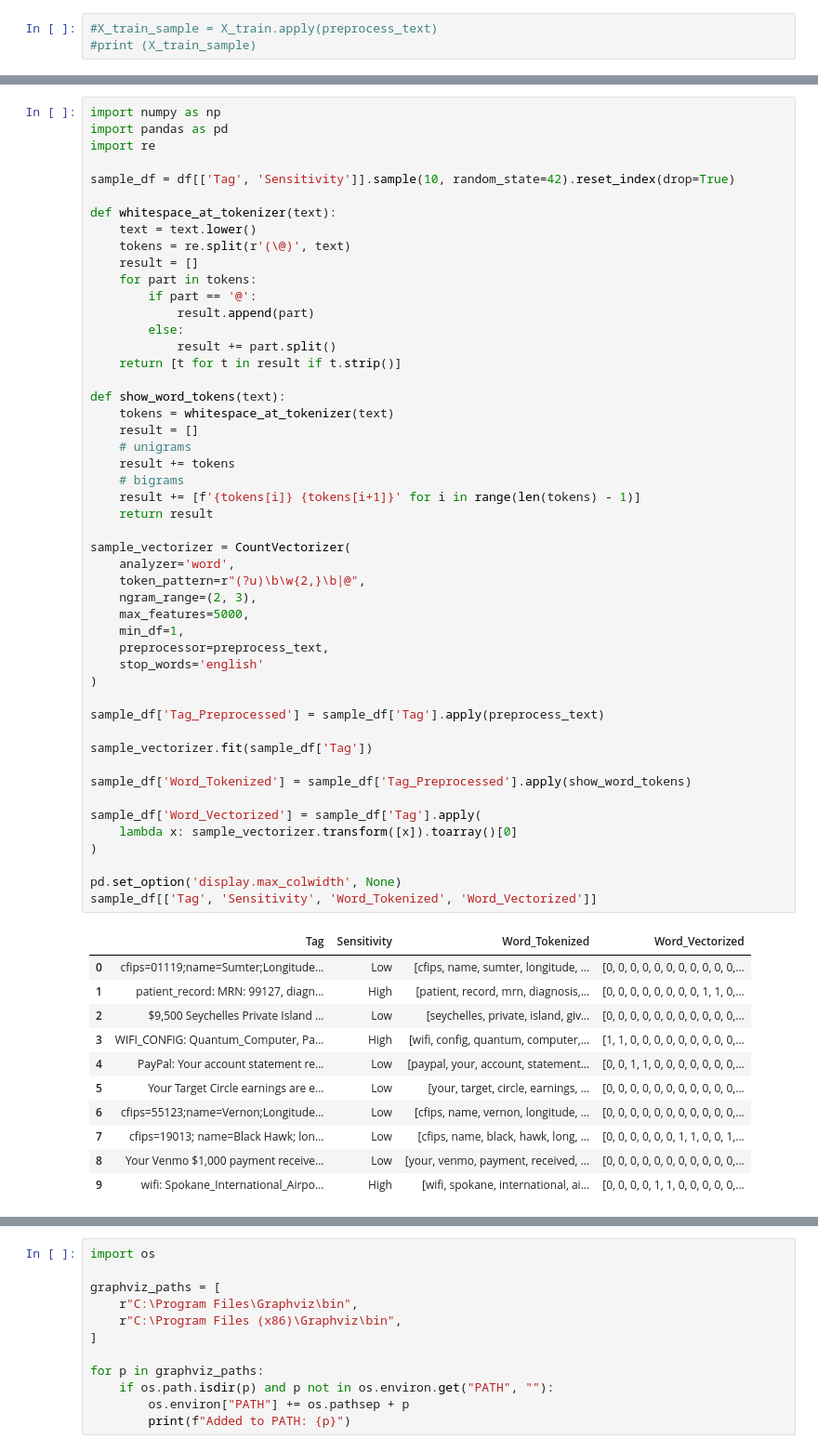
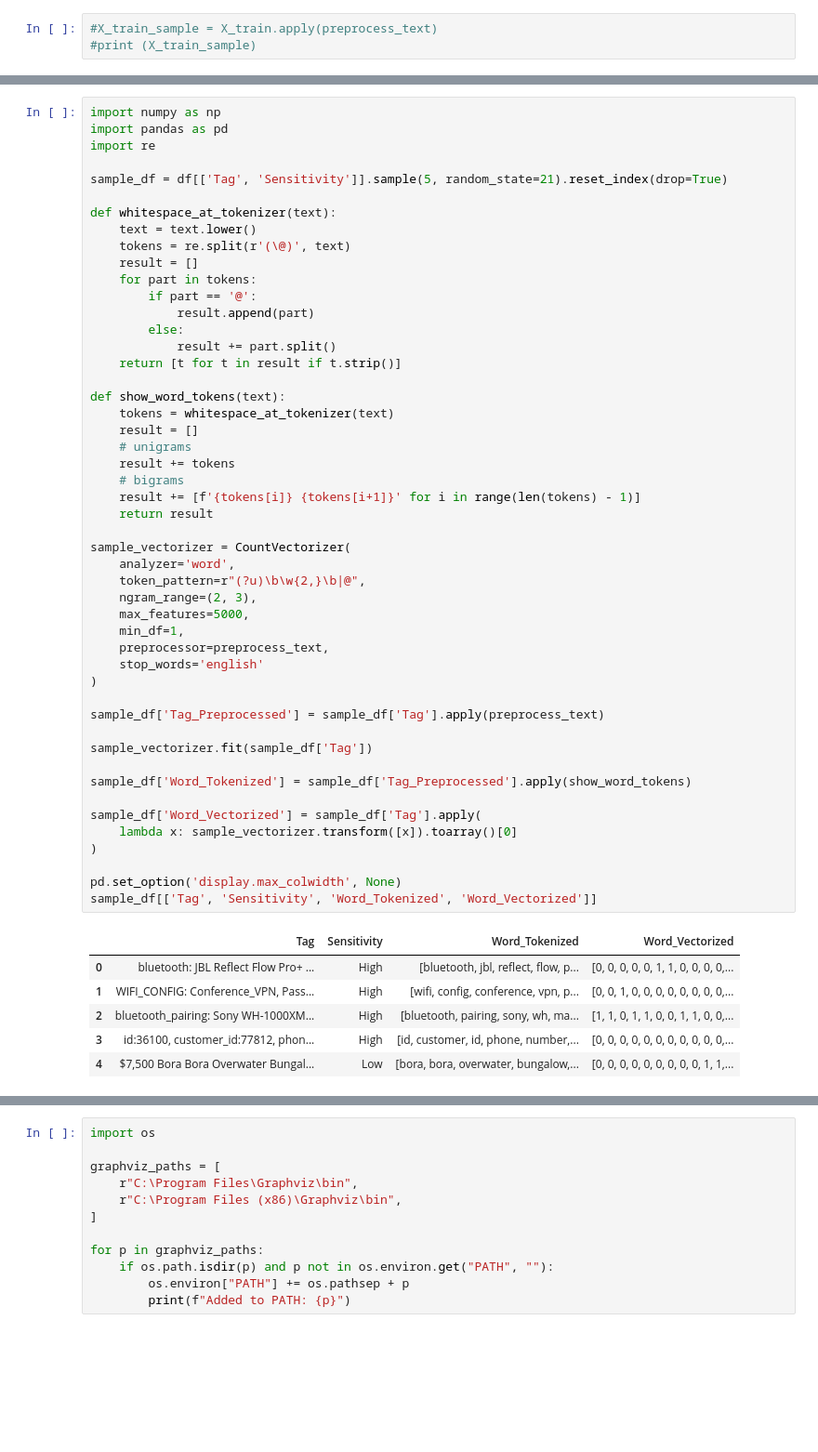
Before and after one commit to woshkrylle/NFCDataAPI, a Jupyter notebook: ModelTraining-1.ipynb, the cells around one changed output, grey strips where cells are left out. Shown at 93% size. Saved outputs shown, nothing was run; the diff lists cells and outputs as text; blank space fills up the shorter version.

```diff
--- a/ModelTraining-1.ipynb
+++ b/ModelTraining-1.ipynb
@@ -206,7 +207,7 @@ import numpy as np
 import pandas as pd
 import re
 
-sample_df = df[['Tag', 'Sensitivity']].sample(10, random_state=42).reset_index(drop=True)
+sample_df = df[['Tag', 'Sensitivity']].sample(5, random_state=21).reset_index(drop=True)
 
 def whitespace_at_tokenizer(text):
     text = text.lower()
@@ -225,43 +226,38 @@ def show_word_tokens(text):
     # unigrams
     result += tokens
     # bigrams
     result += [f'{tokens[i]} {tokens[i+1]}' for i in range(len(tokens) - 1)]
     return result
 
 sample_vectorizer = CountVectorizer(
     analyzer='word',
     token_pattern=r"(?u)\b\w{2,}\b|@",
     ngram_range=(2, 3),
     max_features=5000,
     min_df=1,
     preprocessor=preprocess_text,
     stop_words='english'
 )
 
 sample_df['Tag_Preprocessed'] = sample_df['Tag'].apply(preprocess_text)
 
 sample_vectorizer.fit(sample_df['Tag'])
 
 sample_df['Word_Tokenized'] = sample_df['Tag_Preprocessed'].apply(show_word_tokens)
 
 sample_df['Word_Vectorized'] = sample_df['Tag'].apply(
     lambda x: sample_vectorizer.transform([x]).toarray()[0]
 )
 
 pd.set_option('display.max_colwidth', None)
 sample_df[['Tag', 'Sensitivity', 'Word_Tokenized', 'Word_Vectorized']]
 # %% [output]
 |  | Tag | Sensitivity | Word_Tokenized | Word_Vectorized |
-| 0 | cfips=01119;name=Sumter;Longitude... | Low | [cfips, name, sumter, longitude, ... | [0, 0, 0, 0, 0, 0, 0, 0, 0, 0, 0,... |
-| 1 | patient_record: MRN: 99127, diagn... | High | [patient, record, mrn, diagnosis,... | [0, 0, 0, 0, 0, 0, 0, 0, 1, 1, 0,... |
-| 2 | $9,500 Seychelles Private Island ... | Low | [seychelles, private, island, giv... | [0, 0, 0, 0, 0, 0, 0, 0, 0, 0, 0,... |
-| 3 | WIFI_CONFIG: Quantum_Computer, Pa... | High | [wifi, config, quantum, computer,... | [1, 1, 0, 0, 0, 0, 0, 0, 0, 0, 0,... |
-| 4 | PayPal: Your account statement re... | Low | [paypal, your, account, statement... | [0, 0, 1, 1, 0, 0, 0, 0, 0, 0, 0,... |
-| 5 | Your Target Circle earnings are e... | Low | [your, target, circle, earnings, ... | [0, 0, 0, 0, 0, 0, 0, 0, 0, 0, 0,... |
-| 6 | cfips=55123;name=Vernon;Longitude... | Low | [cfips, name, vernon, longitude, ... | [0, 0, 0, 0, 0, 0, 0, 0, 0, 0, 0,... |
-| 7 | cfips=19013; name=Black Hawk; lon... | Low | [cfips, name, black, hawk, long, ... | [0, 0, 0, 0, 0, 0, 1, 1, 0, 0, 1,... |
-| 8 | Your Venmo $1,000 payment receive... | Low | [your, venmo, payment, received, ... | [0, 0, 0, 0, 0, 0, 0, 0, 0, 0, 0,... |
-| 9 | wifi: Spokane_International_Airpo... | High | [wifi, spokane, international, ai... | [0, 0, 0, 0, 1, 1, 0, 0, 0, 0, 0,... |
+| 0 | bluetooth: JBL Reflect Flow Pro+ ... | High | [bluetooth, jbl, reflect, flow, p... | [0, 0, 0, 0, 0, 1, 1, 0, 0, 0, 0,... |
+| 1 | WIFI_CONFIG: Conference_VPN, Pass... | High | [wifi, config, conference, vpn, p... | [0, 0, 1, 0, 0, 0, 0, 0, 0, 0, 0,... |
+| 2 | bluetooth_pairing: Sony WH-1000XM... | High | [bluetooth, pairing, sony, wh, ma... | [1, 1, 0, 1, 1, 0, 0, 1, 1, 0, 0,... |
+| 3 | id:36100, customer_id:77812, phon... | High | [id, customer, id, phone, number,... | [0, 0, 0, 0, 0, 0, 0, 0, 0, 0, 0,... |
+| 4 | $7,500 Bora Bora Overwater Bungal... | Low | [bora, bora, overwater, bungalow,... | [0, 0, 0, 0, 0, 0, 0, 0, 0, 1, 1,... |
 # %%
 def show_ngrams(text):
     tokens = whitespace_at_tokenizer(text)
```
Also changed, not shown: parts of 16 cells of this notebook, 10 other files.
